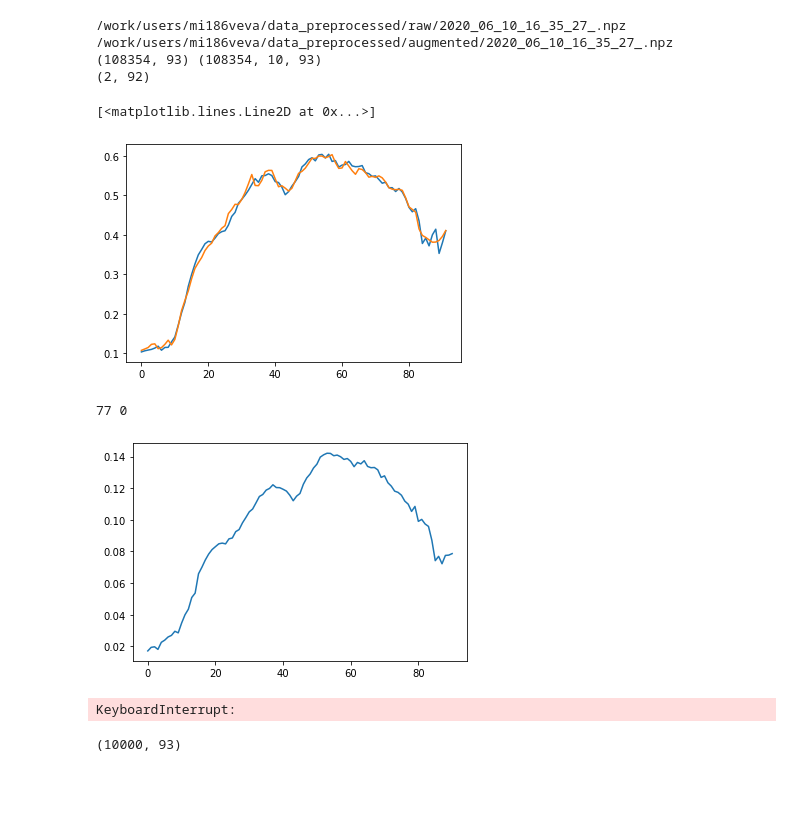
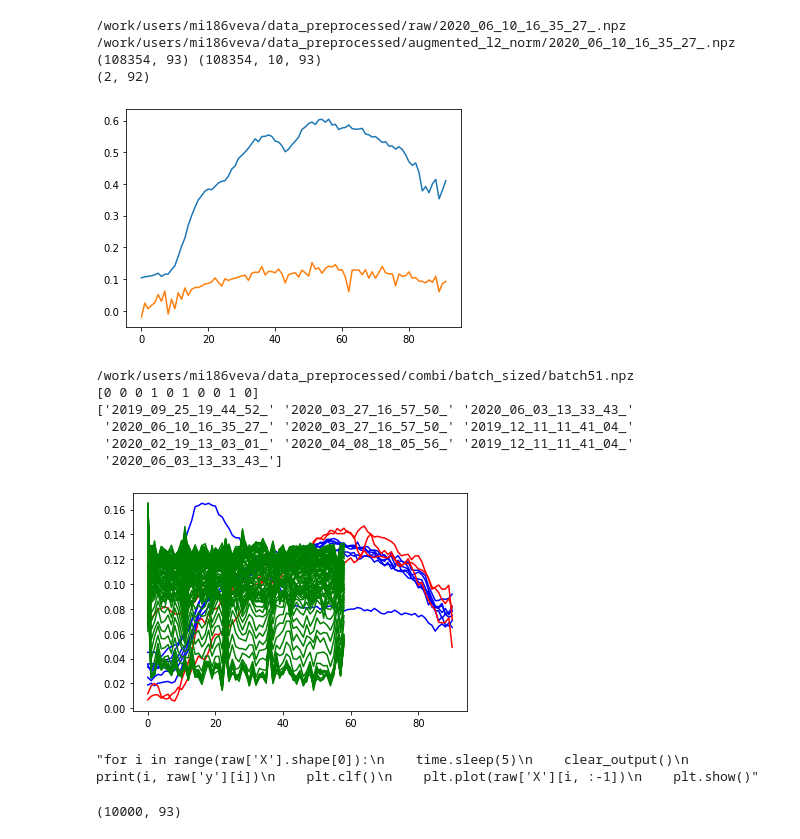
Before and after one commit to msokur/hsi-experiments, a Jupyter notebook: augmentation.ipynb, the cells around one changed output. Drawn from its saved outputs; the diff is of its cells as text; code cells hidden in the pictures; blank space fills up the shorter version.

```diff
--- a/augmentation.ipynb
+++ b/augmentation.ipynb
@@ -11,7 +11,7 @@ from IPython.display import clear_output
 #check if all is okay
 preffix = '/work/users/mi186veva/'
 paths_raw = glob.glob(os.path.join(preffix, 'data_preprocessed/raw', '2020_06_10_16_35_27_*.npz'))
-paths_aug = glob.glob(os.path.join(preffix, 'data_preprocessed/augmented', '2020_06_10_16_35_27_*.npz'))
+paths_aug = glob.glob(os.path.join(preffix, 'data_preprocessed/augmented_l2_norm', '2020_06_10_16_35_27_*.npz'))
 
 print(paths_raw[0], paths_aug[0])
 
@@ -21,44 +21,58 @@ aug = np.load(paths_aug[0])
 print(raw['X'].shape, aug['X'].shape)
 
 plt.plot(raw['X'][0, :-1])
-#plt.plot(aug['X'][0, 5, :-1])
+plt.plot(aug['X'][0, 5, :-1])
 print(savgol_filter(aug['X'][0, 4:6, :-1], 5, 2).shape)
-plt.plot(savgol_filter(aug['X'][0, 6, :-1], 5, 2))
+#plt.plot(savgol_filter(aug['X'][0, 6, :-1], 5, 2))
 #plt.plot(aug['ill_data'][0][1, :-1])
 # %% [output]
-/work/users/mi186veva/data_preprocessed/raw/2020_06_10_16_35_27_.npz /work/users/mi186veva/data_preprocessed/augmented/2020_06_10_16_35_27_.npz
+/work/users/mi186veva/data_preprocessed/raw/2020_06_10_16_35_27_.npz /work/users/mi186veva/data_preprocessed/augmented_l2_norm/2020_06_10_16_35_27_.npz
 (108354, 93) (108354, 10, 93)
 (2, 92)
-[<matplotlib.lines.Line2D at 0x...>]
-[figure, old version]
+[figure, new version]
 # %%
 #check if all is okay
 preffix = '/work/users/mi186veva/'
 paths_raw = glob.glob(os.path.join(preffix, 'data_preprocessed/combi/batch_sized', 'batch51.npz'))
 #paths_aug = glob.glob(os.path.join(preffix, 'data_preprocessed/augmented', '2020_06_10_16_35_27_*.npz'))
 
 print(paths_raw[0])
 
 raw = np.load(paths_raw[0])
 #aug = np.load(paths_aug[0])
 
 #print(raw['X'].shape, aug['X'].shape)
+pat_indexes = np.flatnonzero(raw['PatientName'] == '2019_09_25_19_44_52_')
+ill_indexes = np.flatnonzero(raw['y'][:10] == 1)
+healthy_indexes = np.flatnonzero(raw['y'][:10] == 0)
+print(raw['y'][:10])
+print(raw['PatientName'][:10])
 
-for i in range(raw['X'].shape[0]):
+plt.plot(raw['X'][healthy_indexes, :-1].T, c='b')
+plt.plot(raw['X'][ill_indexes, :-1].T, c='r')
+plt.plot(raw['X'][pat_indexes, :-1], c='g')
+plt.show()
+
+'''for i in range(raw['X'].shape[0]):
     time.sleep(5)
     clear_output()
     print(i, raw['y'][i])
     plt.clf()
     plt.plot(raw['X'][i, :-1])
-    plt.show()
+    plt.show()'''
 #plt.plot(aug['X'][0, 5, :-1])
 #print(savgol_filter(aug['X'][0, 4:6, :-1], 5, 2).shape)
 #plt.plot(savgol_filter(aug['X'][0, 6, :-1], 5, 2))
 #plt.plot(aug['ill_data'][0][1, :-1])
 # %% [output]
-77 0
+/work/users/mi186veva/data_preprocessed/combi/batch_sized/batch51.npz
+[0 0 0 1 0 1 0 0 1 0]
+['2019_09_25_19_44_52_' '2020_03_27_16_57_50_' '2020_06_03_13_33_43_'
+ '2020_06_10_16_35_27_' '2020_03_27_16_57_50_' '2019_12_11_11_41_04_'
+ '2020_02_19_13_03_01_' '2020_04_08_18_05_56_' '2019_12_11_11_41_04_'
+ '2020_06_03_13_33_43_']
-[figure, old version]
+[figure, new version]
-KeyboardInterrupt:
+"for i in range(raw['X'].shape[0]):\n    time.sleep(5)\n    clear_output()\n    print(i, raw['y'][i])\n    plt.clf()\n    plt.plot(raw['X'][i, :-1])\n    plt.show()"
 # %%
 import numpy as np
 import glob
```
Also changed, not shown: 2 other files.
